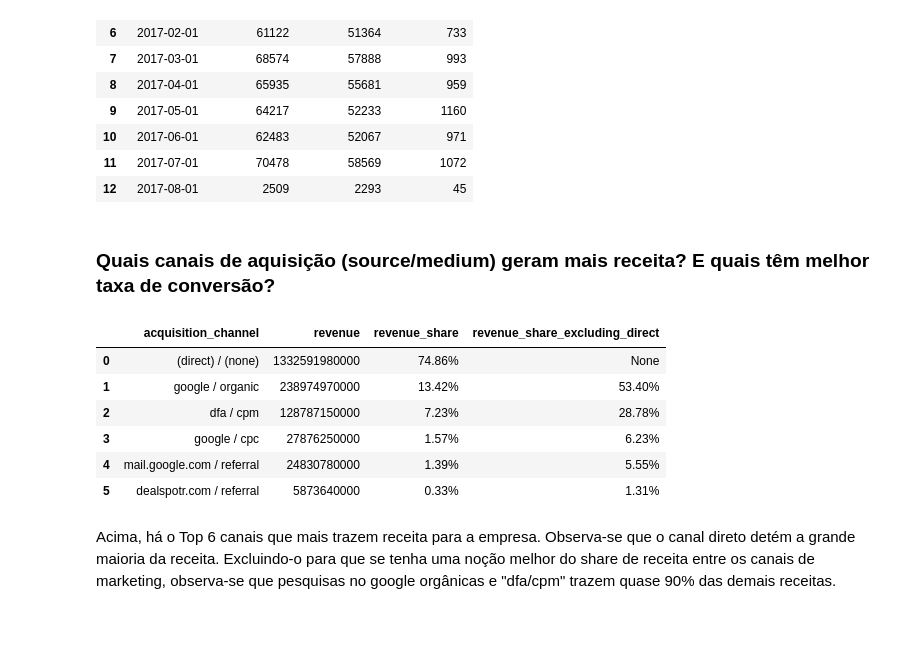
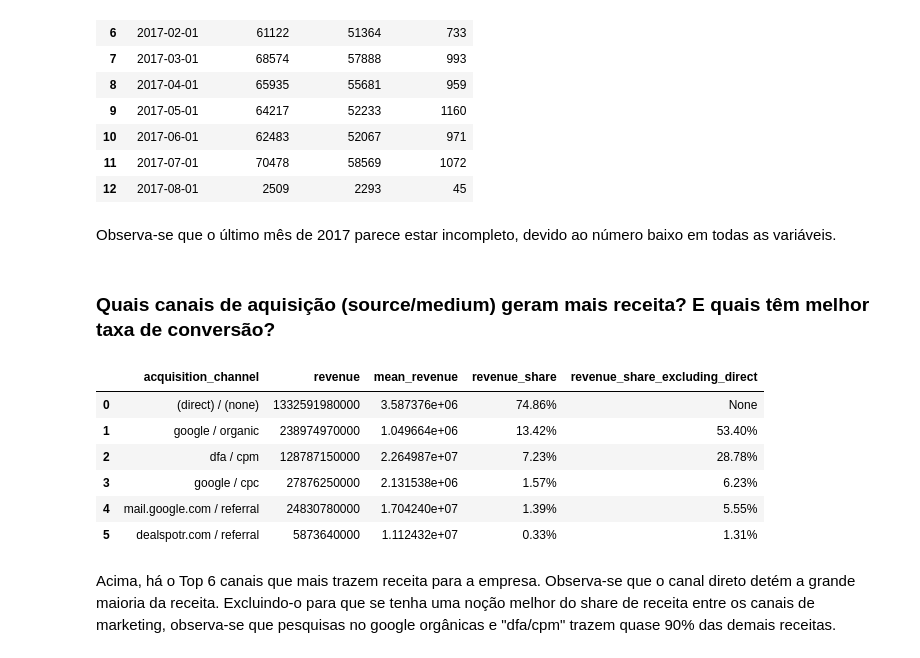
Before and after one commit to ArthurGontijo/teste_etus, a Jupyter notebook: questao_1/analise.ipynb, the cells around one changed output. Cells and saved outputs as stored; diff of their text form; code cells hidden in the pictures; blank space fills up the shorter version.

```diff
--- a/questao_1/analise.ipynb
+++ b/questao_1/analise.ipynb
@@ -52,56 +55,60 @@ display(unique_visits_df)
 | 10 | 2017-06-01 | 62483 | 52067 | 971 |
 | 11 | 2017-07-01 | 70478 | 58569 | 1072 |
 | 12 | 2017-08-01 | 2509 | 2293 | 45 |
+# %% [markdown]
+Observa-se que o último mês de 2017 parece estar incompleto, devido ao número baixo em todas as variáveis.
 # %% [markdown]
 ### Quais canais de aquisição (source/medium) geram mais receita? E quais têm melhor taxa de conversão?
 # %%
+# Calcula a receita e a receita média por canal de aquisição. Após a CTE, calcula o share de revenue
+# incluindo e excluindo o canal direto. Além disso, converte um número decimal em porcentagem da
+# seguinte forma: 0,0234 -> 2,34%
 query_2 = """
 WITH revenue_per_channel AS (
   SELECT
     CONCAT(trafficSource.source, ' / ', trafficSource.medium) AS acquisition_channel,
-    SUM(COALESCE(totals.totalTransactionRevenue, 0)) AS revenue
+    SUM(COALESCE(totals.totalTransactionRevenue, 0)) AS revenue,
+    AVG(COALESCE(totals.totalTransactionRevenue, 0)) AS mean_revenue
   FROM
     `bigquery-public-data.google_analytics_sample.ga_sessions_*`
   GROUP BY
     acquisition_channel
   ORDER BY
     revenue DESC
 )
 
 SELECT
   *,
   CONCAT(FORMAT('%.2f', (revenue / SUM(revenue) OVER ()) * 100), '%') AS revenue_share,
   CASE
     WHEN acquisition_channel = '(direct) / (none)' THEN NULL
     ELSE CONCAT(
            FORMAT(
              '%.2f',
              (revenue / SUM(
                 CASE WHEN acquisition_channel = '(direct) / (none)' THEN 0 ELSE revenue END
              ) OVER()) * 100
            ),
            '%'
          )
   END AS revenue_share_excluding_direct
 FROM
   revenue_per_channel
 ORDER BY
   revenue DESC
-LIMIT
-  6
 """
 
 source_revenue = client.query(query_2).to_dataframe()
 
-display(source_revenue)
+display(source_revenue.head(6))
 # %% [output]
-|  | acquisition_channel | revenue | revenue_share | revenue_share_excluding_direct |
-| 0 | (direct) / (none) | 1332591980000 | 74.86% | None |
-| 1 | google / organic | 238974970000 | 13.42% | 53.40% |
-| 2 | dfa / cpm | 128787150000 | 7.23% | 28.78% |
-| 3 | google / cpc | 27876250000 | 1.57% | 6.23% |
-| 4 | mail.google.com / referral | 24830780000 | 1.39% | 5.55% |
-| 5 | dealspotr.com / referral | 5873640000 | 0.33% | 1.31% |
+|  | acquisition_channel | revenue | mean_revenue | revenue_share | revenue_share_excluding_direct |
+| 0 | (direct) / (none) | 1332591980000 | 3.587376e+06 | 74.86% | None |
+| 1 | google / organic | 238974970000 | 1.049664e+06 | 13.42% | 53.40% |
+| 2 | dfa / cpm | 128787150000 | 2.264987e+07 | 7.23% | 28.78% |
+| 3 | google / cpc | 27876250000 | 2.131538e+06 | 1.57% | 6.23% |
+| 4 | mail.google.com / referral | 24830780000 | 1.704240e+07 | 1.39% | 5.55% |
+| 5 | dealspotr.com / referral | 5873640000 | 1.112432e+07 | 0.33% | 1.31% |
 # %% [markdown]
 Acima, há o Top 6 canais que mais trazem receita para a empresa. Observa-se que o canal direto detém a grande maioria da receita. Excluindo-o para que se tenha uma noção melhor do share de receita entre os canais de marketing, observa-se que pesquisas no google orgânicas e "dfa/cpm" trazem quase 90% das demais receitas.
 # %%
```
Also changed, not shown: parts of 29 cells of this notebook, 2 other files.
